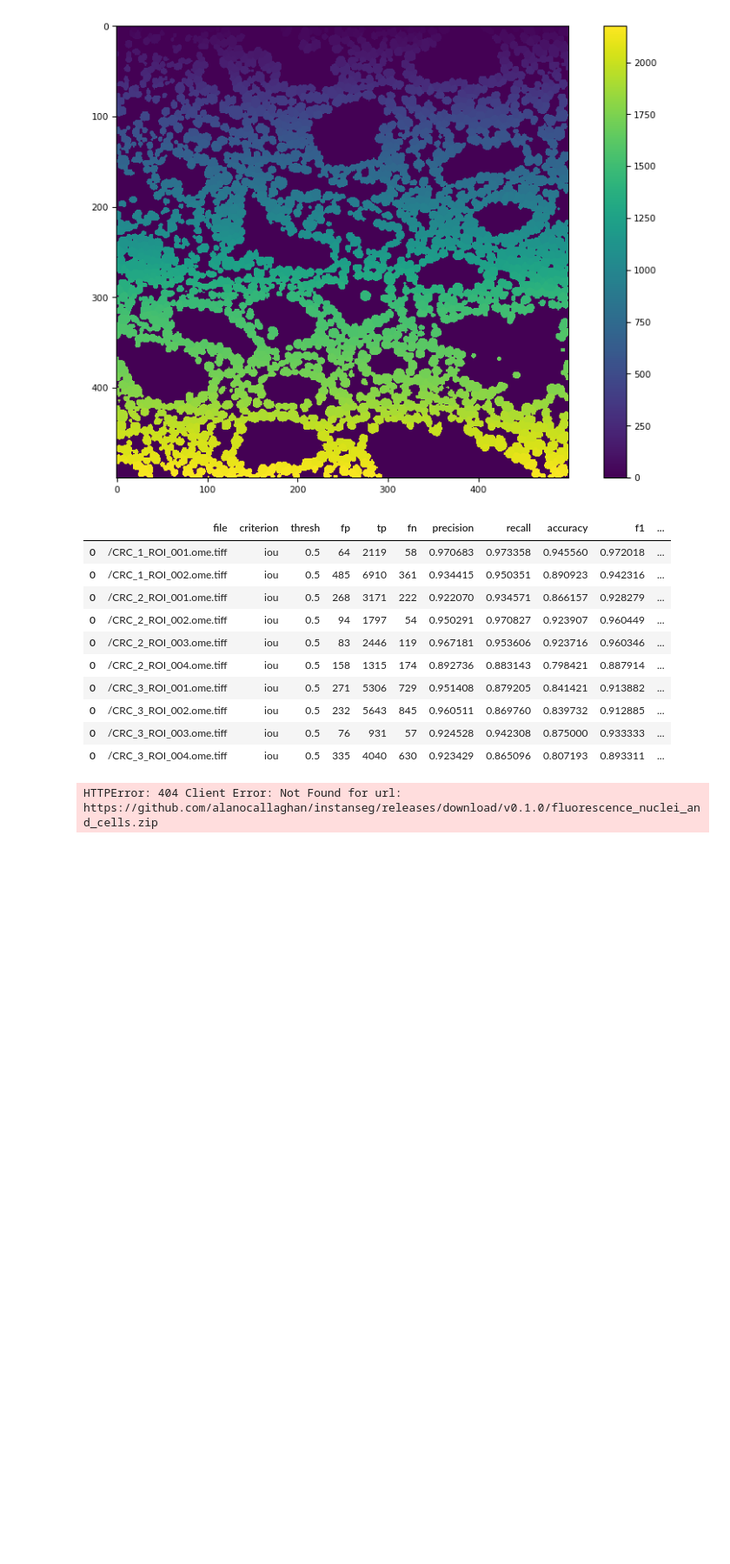
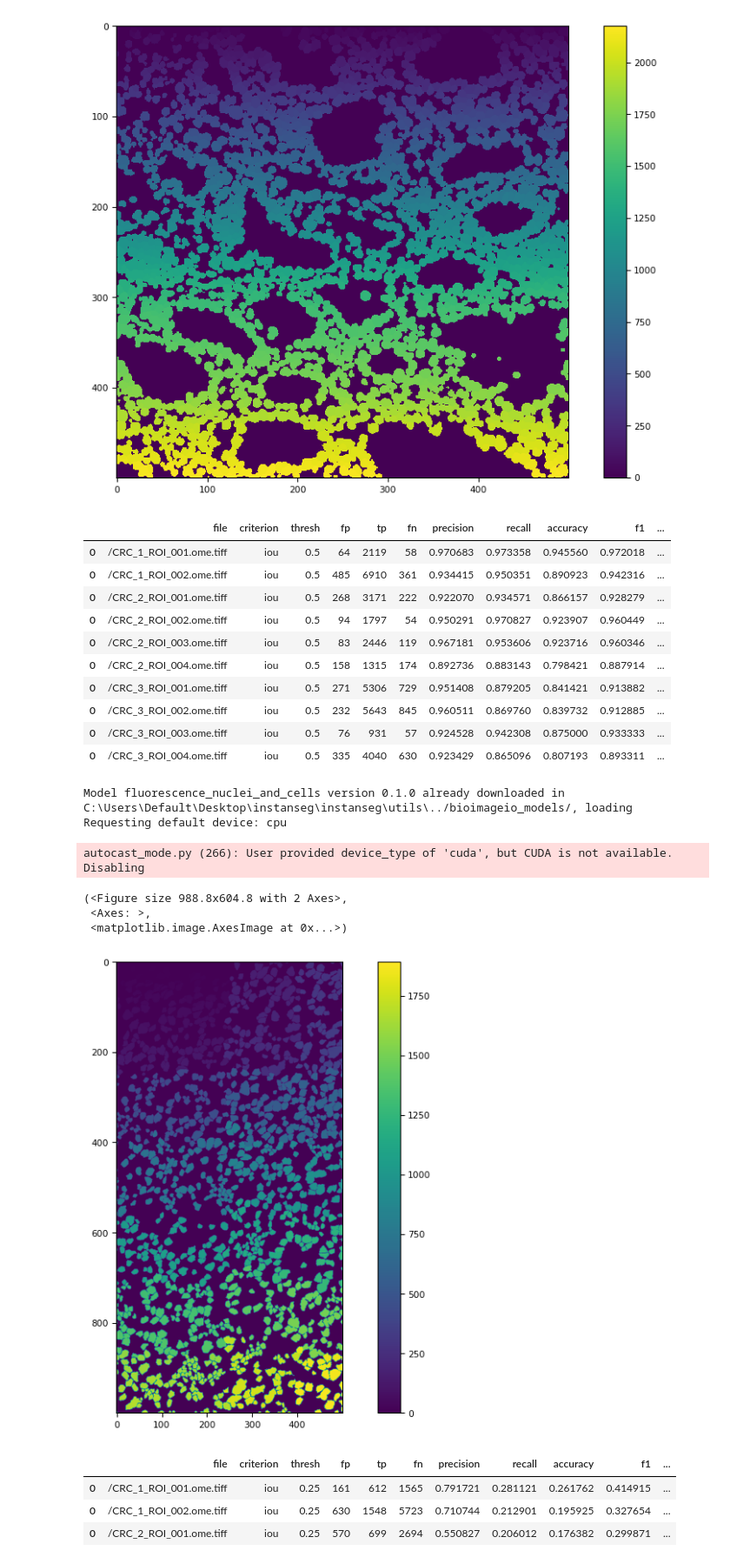
Before and after one commit to BenCaiello/isoSegDenoise, a Jupyter notebook: notebooks/ImageSegmentation.ipynb, the cells around one changed output. Shown: that part at 87% size. Saved outputs shown, nothing was run; the diff lists cells and outputs as text; code cells hidden in the pictures; blank space fills up the shorter version.

```diff
--- a/notebooks/ImageSegmentation.ipynb
+++ b/notebooks/ImageSegmentation.ipynb
@@ -118,18 +118,34 @@ but the variability seems fairly high between the Torch model and the original t
 # !pip install instanseg-torch
 # %%
 from instanseg import InstanSeg
+import skimage
 
 instan_dir = seg_ImageAnalysis.directory_object.masks_dir + "/instanseg"
 if not os.path.exists(instan_dir):
     os.mkdir(instan_dir)
-instan_masks = [f'{instan_dir}/{i}' for i in os.listdir(seg_ImageAnalysis.directory_object.img_dir)]
+instan_masks = [f'{instan_dir}/{i}' for i in os.listdir(seg_ImageAnalysis.directory_object.img_dir + "/img")]
 
-images = [f'{seg_ImageAnalysis.directory_object.img_dir}/img/{i}' for i in os.listdir(seg_ImageAnalysis.directory_object.img_dir+"/img")]
+images = [f'{seg_ImageAnalysis.directory_object.img_dir}/img/{i}' for i in os.listdir(seg_ImageAnalysis.directory_object.img_dir +"/img")]
 # %%
 model = InstanSeg("fluorescence_nuclei_and_cells")
 
+panel_only_kept = seg_ImageAnalysis.panel[seg_ImageAnalysis.panel['keep'] == 1]
+
 for i,ii in zip(images, instan_masks):
-    mask = model.eval(i)
-    tf.imwrite(ii, mask)
+    image = tf.imread(i)
+    image = skimage.filters.gaussian(image, channel_axis = 0)
+    #image = image[list(panel_only_kept['segmentation'] > 0)]
+    mask = model.eval_medium_image(image, pixel_size = 1.0, mean_threshold = -1.0, target = "cells")
+    tf.imwrite(ii, np.squeeze(np.asarray(mask[0])))
+    print(i)
 # %% [output]
-HTTPError: 404 Client Error: Not Found for url: https://github.com/alanocallaghan/instanseg/releases/download/v0.1.0/fluorescence_nuclei_and_cells.zip
+Model fluorescence_nuclei_and_cells version 0.1.0 already downloaded in C:\Users\Default\Desktop\instanseg\instanseg\utils\../bioimageio_models/, loading
+Requesting default device: cpu
+autocast_mode.py (266): User provided device_type of 'cuda', but CUDA is not available. Disabling
+# %%
+tf.imshow(np.array(mask[0]))
+# %% [output]
+(<Figure size 988.8x604.8 with 2 Axes>,
+ <Axes: >,
+ <matplotlib.image.AxesImage at 0x...>)
+[figure, added]
@@ -135,0 +167,7 @@ HTTPError: 404 Client Error: Not Found for url: https://github.com/alanocallagha
+# %%
+storage_df
+# %% [output]
+|  | file | criterion | thresh | fp | tp | fn | precision | recall | accuracy | f1 | ... |
+| 0 | /CRC_1_ROI_001.ome.tiff | iou | 0.25 | 161 | 612 | 1565 | 0.791721 | 0.281121 | 0.261762 | 0.414915 | ... |
+| 0 | /CRC_1_ROI_002.ome.tiff | iou | 0.25 | 630 | 1548 | 5723 | 0.710744 | 0.212901 | 0.195925 | 0.327654 | ... |
+| 0 | /CRC_2_ROI_001.ome.tiff | iou | 0.25 | 570 | 699 | 2694 | 0.550827 | 0.206012 | 0.176382 | 0.299871 | ... |
```
Also changed, not shown: parts of 1 cell of this notebook.
